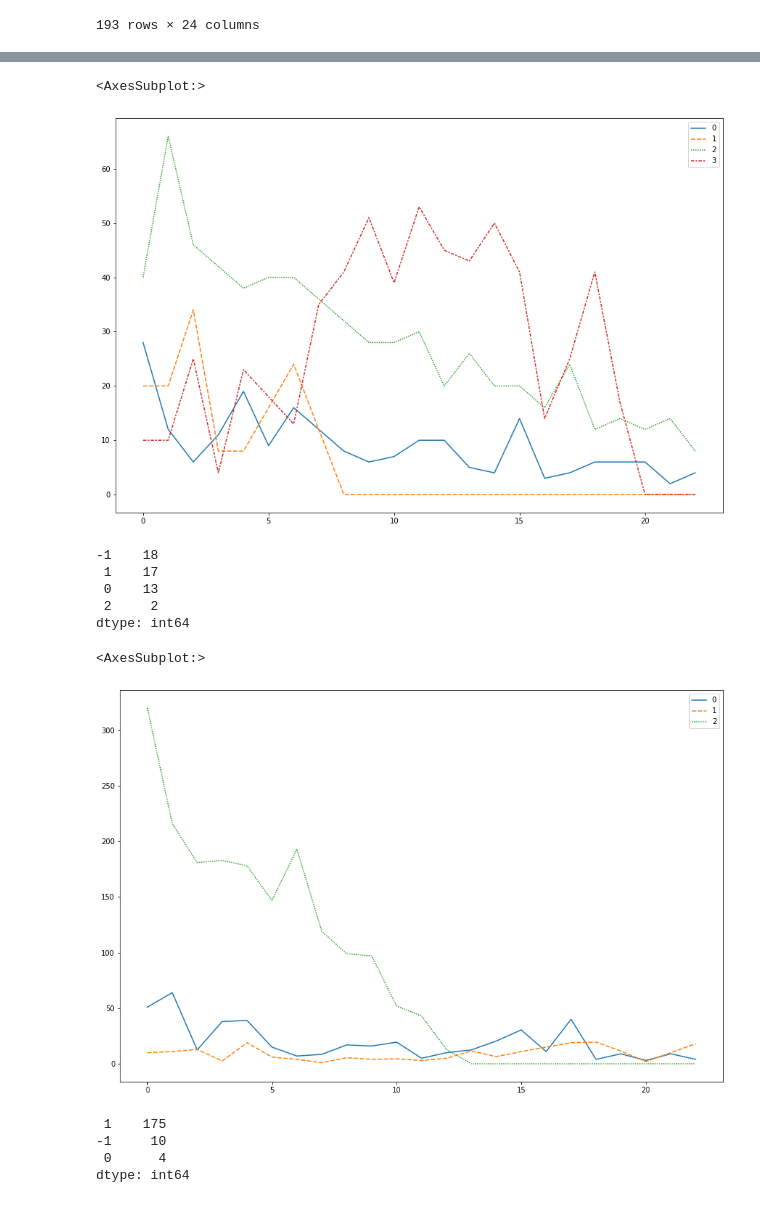
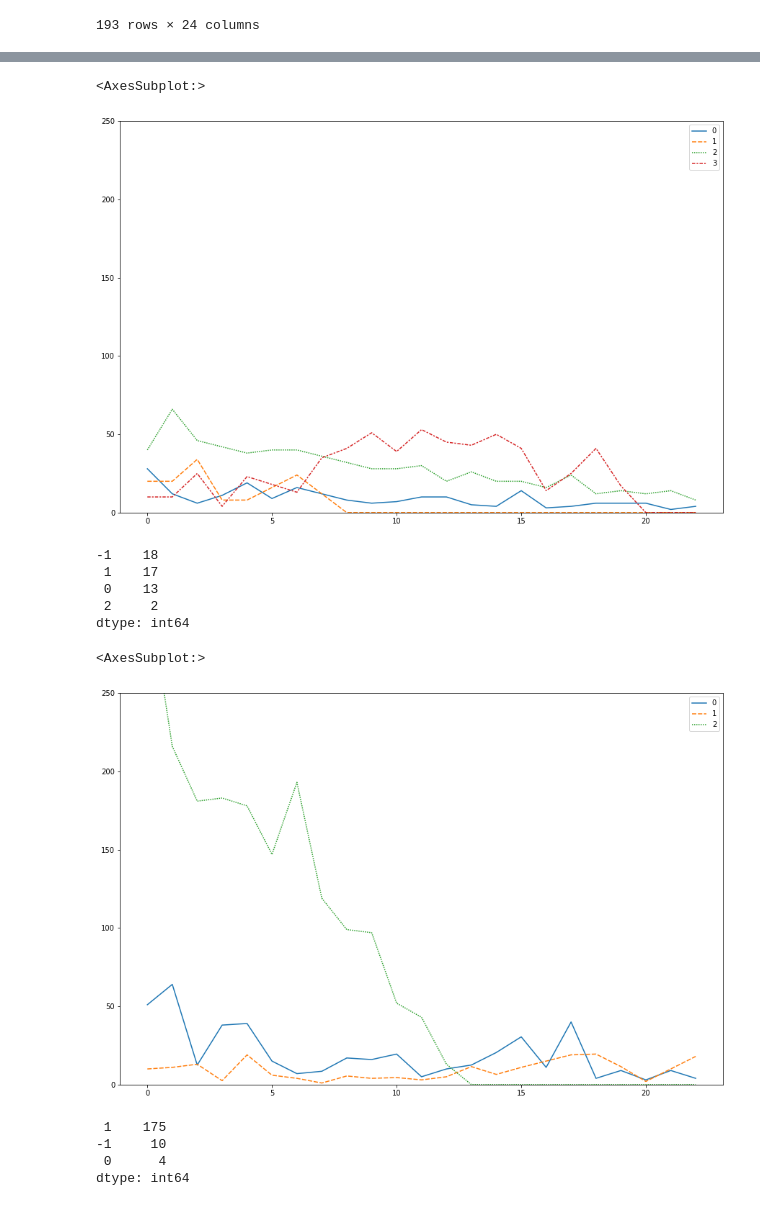
Before and after one commit to zenoWZH/ASFdata_analysis, a Jupyter notebook: casestudy/inspection_bysize.ipynb, the cells around one changed output, grey strips where cells are left out. Cells and saved outputs as stored; diff of their text form; code cells hidden in the pictures.

```diff
--- a/casestudy/inspection_bysize.ipynb
+++ b/casestudy/inspection_bysize.ipynb
@@ -233,11 +234,12 @@ sns.relplot(data=df_social_edgesize_graduated_labeled.groupby(23).get_group(-1.0
 # %%
 social_retired_clusterer = HDBSCAN(algorithm= 'best', approx_min_span_tree=True, gen_min_span_tree=True, metric='canberra',  min_cluster_size= 2).fit(vectors_social_edgesize_retired)
 df_labels_median = pd.DataFrame(np.c_[vectors_social_edgesize_retired, social_retired_clusterer.labels_]).groupby(23).agg('median')
 plt.figure(figsize=(15, 10))
+plt.ylim(0,250)
 sns.lineplot(data= df_labels_median.values.T)
 # %% [output]
 <AxesSubplot:>
-[figure, old version]
+[figure, new version]
 # %%
 pd.value_counts(social_retired_clusterer.labels_)
 # %% [output]
@@ -250,10 +252,11 @@ dtype: int64
 tech_graduated_clusterer = HDBSCAN(algorithm= 'best', approx_min_span_tree=True, gen_min_span_tree=True, metric='canberra',  min_cluster_size= 2).fit(vectors_tech_edgesize_graduated)
 df_labels_median = pd.DataFrame(np.c_[vectors_tech_edgesize_graduated, tech_graduated_clusterer.labels_]).groupby(23).agg('median')
 plt.figure(figsize=(15, 10))
+plt.ylim(0,250)
 sns.lineplot(data= df_labels_median.values.T)
 # %% [output]
 <AxesSubplot:>
-[figure, old version]
+[figure, new version]
 # %%
 pd.value_counts(tech_graduated_clusterer.labels_)
 # %% [output]
```
Also changed, not shown: parts of 5 cells of this notebook, 1 other file.
